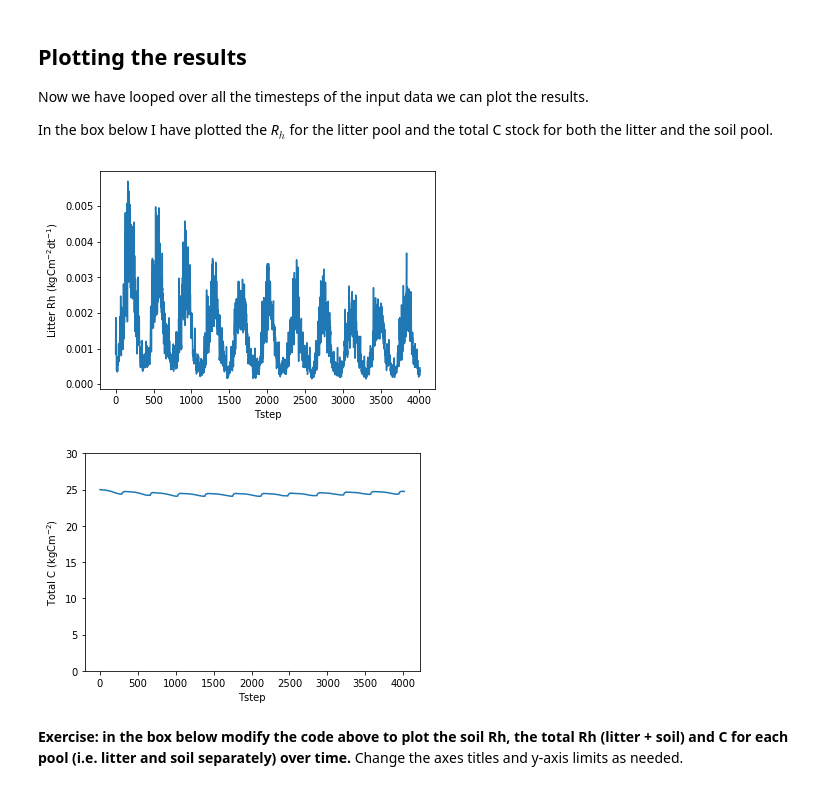
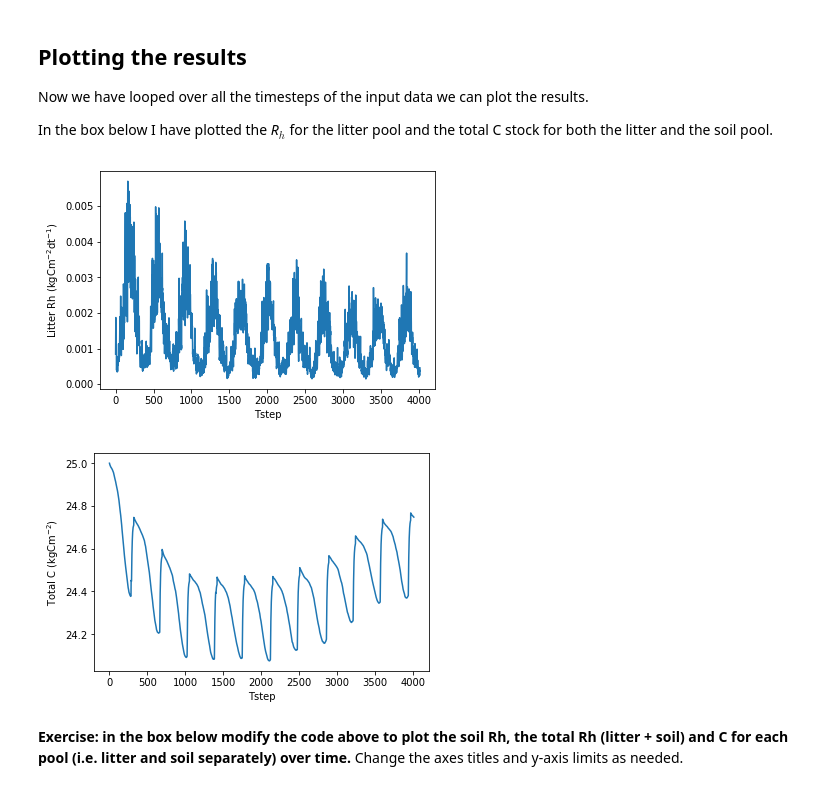
Before and after one commit to hsizek/GEOG-G481-581, a Jupyter notebook: In-Class_Exercises/Exercise_1_Building_the_Model/Exercise_1_Building_the_model.ipynb, the cells around one changed output. Cells and saved outputs as stored; diff of their text form; code cells hidden in the pictures.

```diff
--- a/In-Class_Exercises/Exercise_1_Building_the_Model/Exercise_1_Building_the_model.ipynb
+++ b/In-Class_Exercises/Exercise_1_Building_the_Model/Exercise_1_Building_the_model.ipynb
@@ -368,19 +414,19 @@ In the box below I have plotted the *R$_{h}$* for the litter pool and the total
 # %%
 # - plot Rh_litter
 plt.plot(Rh[:,0])
 plt.xlabel('Tstep')
 plt.ylabel('Litter Rh (kgCm$^{-2}$dt$^{-1}$)')
 plt.show()
 
 # - plot C stock for soil pool (changed axes limits to 0 to 30kgC/m2)
 tot_Cpools = Cpools[:,0] + Cpools[:,1]    # - equivalent to np.sum(Cpools, axis=1) for those familiar with Python
 plt.plot(tot_Cpools)
 plt.xlabel('Tstep')
 plt.ylabel('Total C (kgCm$^{-2}$)')
-plt.ylim(0,30)
+#plt.ylim(0,30)
 plt.show()
 # %% [output]
 [figure]
-[figure, old version]
+[figure, new version]
 # %% [markdown]
 **Exercise: in the box below modify the code above to plot the soil Rh, the total Rh (litter + soil) and C for each pool (i.e. litter and soil separately) over time.** Change the axes titles and y-axis limits as needed.
```
Also changed, not shown: parts of 21 cells of this notebook.
